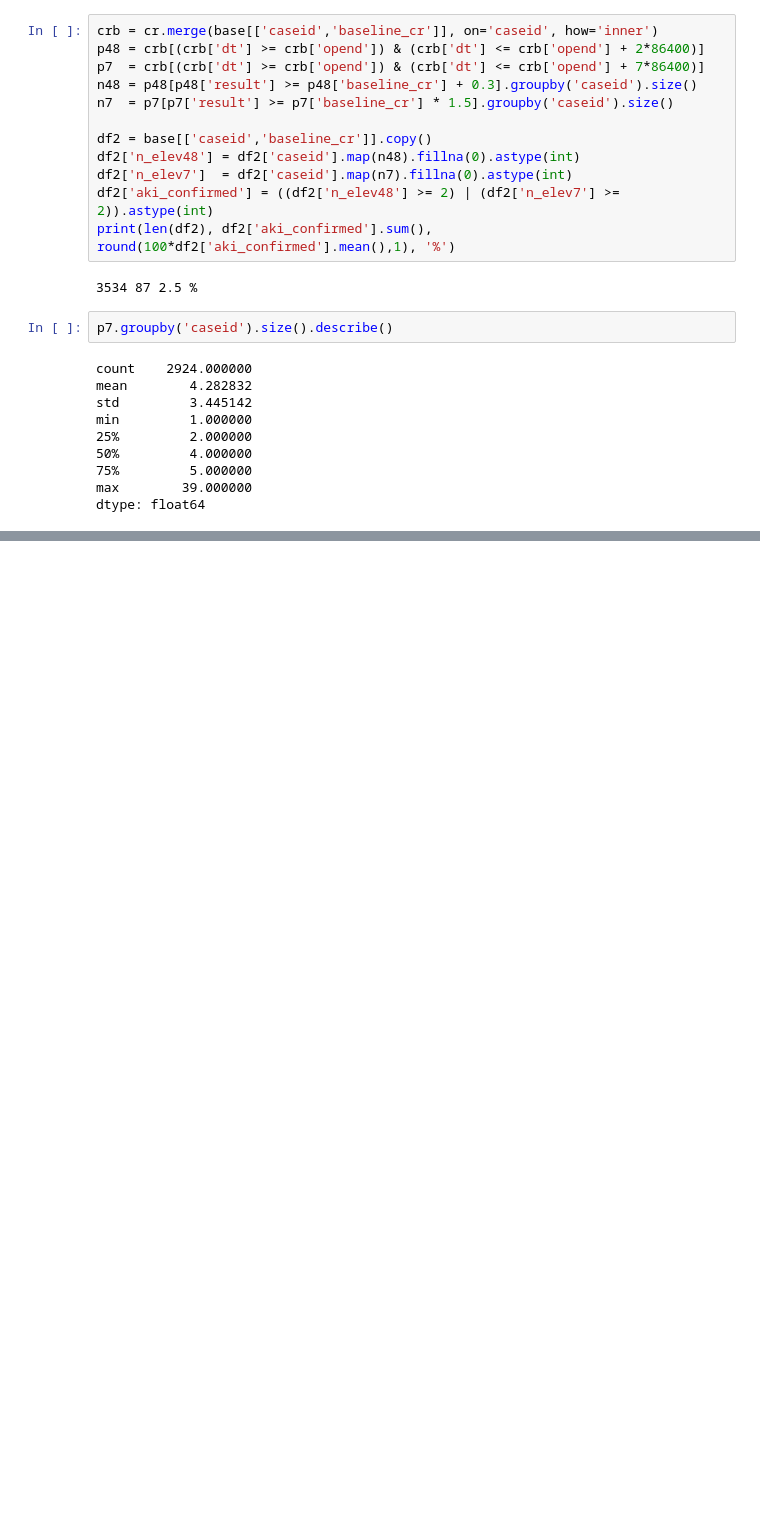
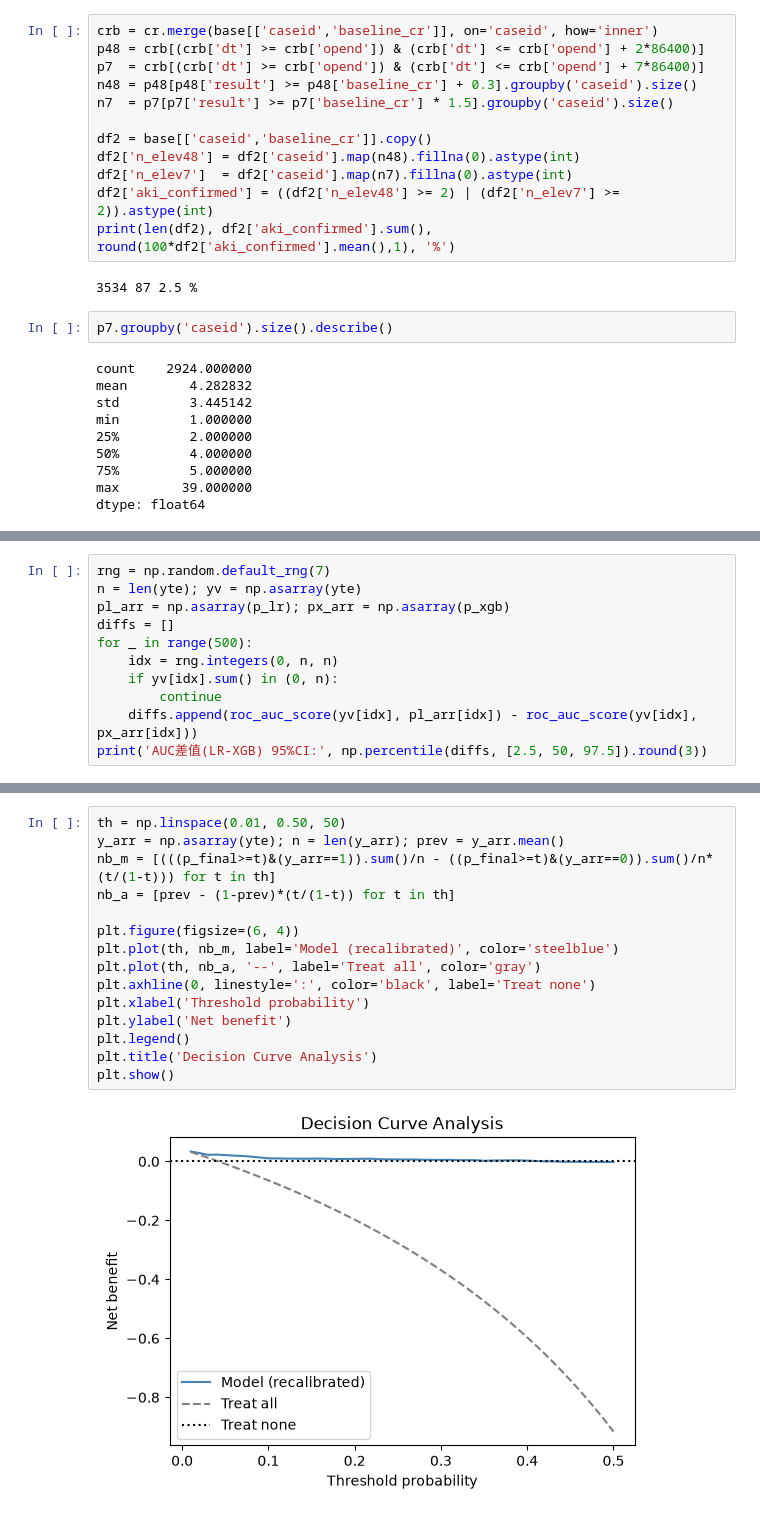
Before and after one commit to zhendai123/postop-aki-vitaldb, a Jupyter notebook: 01_vitaldb_explore.ipynb, the cells around one changed output, grey strips where cells are left out. Saved outputs shown, nothing was run; the diff lists cells and outputs as text; blank space fills up the shorter version.

```diff
--- a/01_vitaldb_explore.ipynb
+++ b/01_vitaldb_explore.ipynb
@@ -392,0 +617,11 @@ dtype: float64
+# %%
+rng = np.random.default_rng(7)
+n = len(yte); yv = np.asarray(yte)
+pl_arr = np.asarray(p_lr); px_arr = np.asarray(p_xgb)
+diffs = []
+for _ in range(500):
+    idx = rng.integers(0, n, n)
+    if yv[idx].sum() in (0, n):
+        continue
+    diffs.append(roc_auc_score(yv[idx], pl_arr[idx]) - roc_auc_score(yv[idx], px_arr[idx]))
+print('AUC差值(LR-XGB) 95%CI:', np.percentile(diffs, [2.5, 50, 97.5]).round(3))
@@ -392,0 +743,17 @@ dtype: float64
+# %%
+th = np.linspace(0.01, 0.50, 50)
+y_arr = np.asarray(yte); n = len(y_arr); prev = y_arr.mean()
+nb_m = [(((p_final>=t)&(y_arr==1)).sum()/n - ((p_final>=t)&(y_arr==0)).sum()/n*(t/(1-t))) for t in th]
+nb_a = [prev - (1-prev)*(t/(1-t)) for t in th]
+
+plt.figure(figsize=(6, 4))
+plt.plot(th, nb_m, label='Model (recalibrated)', color='steelblue')
+plt.plot(th, nb_a, '--', label='Treat all', color='gray')
+plt.axhline(0, linestyle=':', color='black', label='Treat none')
+plt.xlabel('Threshold probability')
+plt.ylabel('Net benefit')
+plt.legend()
+plt.title('Decision Curve Analysis')
+plt.show()
+# %% [output]
+[figure, added]
```
Also changed, not shown: parts of 20 cells of this notebook.
